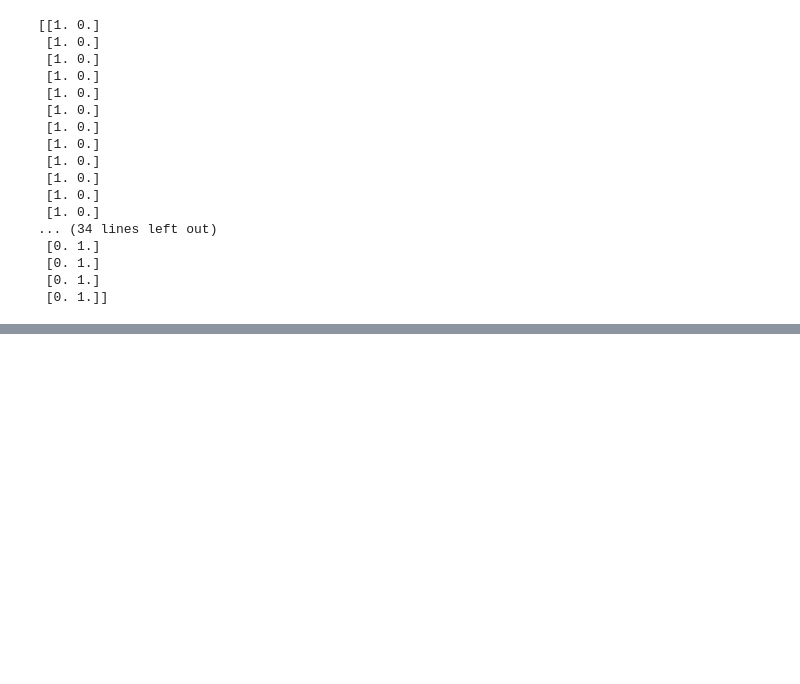
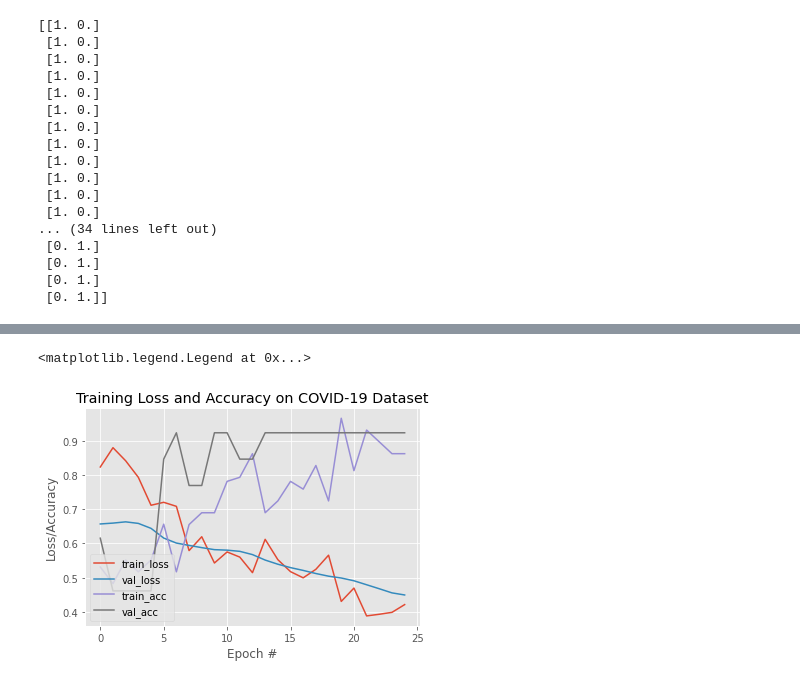
Before and after one commit to PunyabratSaikia/Covid-19-prediction, a Jupyter notebook: Covid-19.ipynb, the cells around one changed output, grey strips where cells are left out. Cells and saved outputs as stored; diff of their text form; code cells hidden in the pictures; blank space fills up the shorter version.

```diff
--- a/Covid-19.ipynb
+++ b/Covid-19.ipynb
@@ -94,3 +92,8 @@ print(labels)
  [0. 1.]
  [0. 1.]
  [0. 1.]]
+# %%
+# we initialize the learning rate and batch size for our training
+INIT_LR = 1e-3
+EPOCHS = 25
+BS = 8
@@ -96,0 +117,10 @@ print(labels)
+# %%
+# partitioning the data into training and testing splits using 70% of
+# the data for training and the remaining 30% for testing
+(trainX, testX, trainY, testY) = train_test_split(data, labels,
+	test_size=0.25, stratify=labels, random_state=42)
+
+# initialize the training data augmentation object tp create an augmented dataset of images rotated by 15 degrees random either anticlockwise or clockwise
+trainAug = ImageDataGenerator(
+	rotation_range=15,
+	fill_mode="nearest")
@@ -96,0 +150,15 @@ print(labels)
+# %%
+# We compile our built model
+print("[INFO] compiling model...")
+opt = Adam(lr=INIT_LR, decay=INIT_LR / EPOCHS)      #using adam's optimizer for the loss function
+model.compile(loss="binary_crossentropy", optimizer=opt,
+	metrics=["accuracy"])
+
+# train the head of the network
+print("[INFO] training head...")
+H = model.fit_generator(
+	trainAug.flow(trainX, trainY, batch_size=BS),     #finalizing the batch size,epochs-steps.-Batch size(BS)=8
+	steps_per_epoch=len(trainX) // BS,
+	validation_data=(testX, testY),
+	validation_steps=len(testX) // BS,
+	epochs=EPOCHS)
@@ -96,0 +221,17 @@ print(labels)
+# %%
+#Achieved an accuracy of 92% on the testing data set and other validation-measures are as shown in the report above
+#At last we are plotting a graph of the training loss an accuracy
+N = EPOCHS
+plt.style.use("ggplot")
+plt.figure()
+plt.plot(np.arange(0, N), H.history["loss"], label="train_loss")
+plt.plot(np.arange(0, N), H.history["val_loss"], label="val_loss")
+plt.plot(np.arange(0, N), H.history["accuracy"], label="train_acc")
+plt.plot(np.arange(0, N), H.history["val_accuracy"], label="val_acc")
+plt.title("Training Loss and Accuracy on COVID-19 Dataset")
+plt.xlabel("Epoch #")
+plt.ylabel("Loss/Accuracy")
+plt.legend(loc="lower left")
+# %% [output]
+<matplotlib.legend.Legend at 0x...>
+[figure, added]
```
Also changed, not shown: parts of 7 cells of this notebook.
